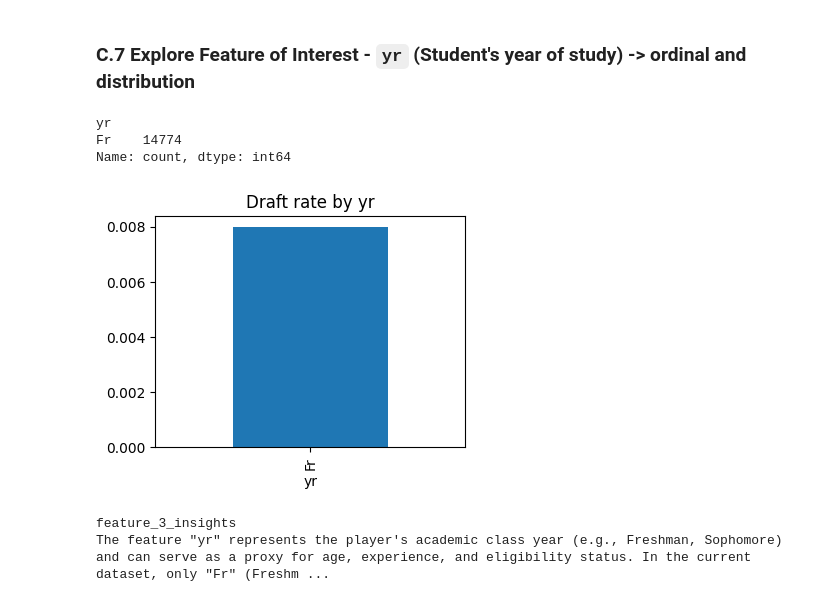
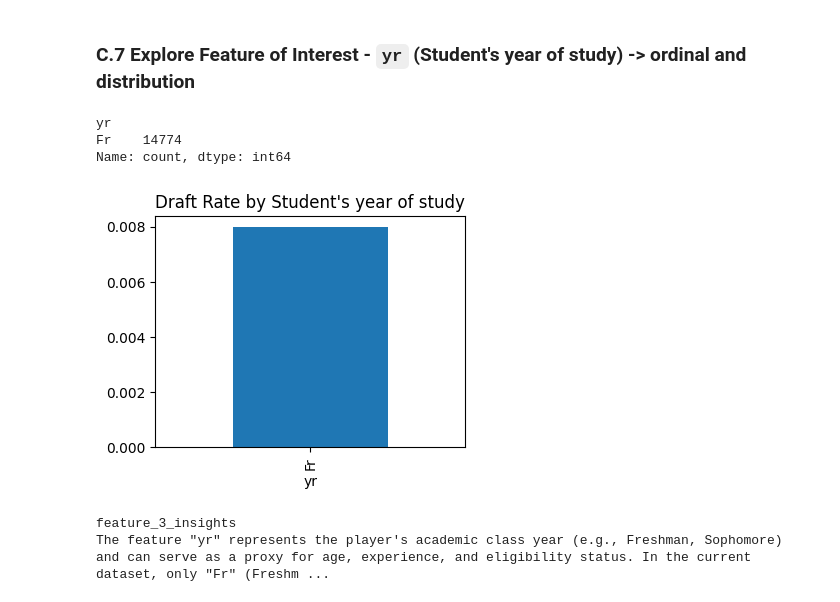
Before and after one commit to NaynaJahan/Performance-Analysis-in-NBA-Draft, a Jupyter notebook: notebooks/36120-25SP-AT1-12-25238736-experiment1.ipynb, the cells around one changed output. Saved outputs shown, nothing was run; the diff lists cells and outputs as text; code cells hidden in the pictures.

```diff
--- a/notebooks/36120-25SP-AT1-12-25238736-experiment1.ipynb
+++ b/notebooks/36120-25SP-AT1-12-25238736-experiment1.ipynb
@@ -564,13 +563,13 @@ A player's offensive efficiency per 100 possessions is measured by the "Ortg" (O
 # %%
 if "yr" in train_fe.columns:
     display(train_fe["yr"].value_counts())
-    ax = train_fe.groupby("yr")[TARGET].mean().plot(kind="bar", figsize=(4,3), title="Draft rate by yr")
+    ax = train_fe.groupby("yr")[TARGET].mean().plot(kind="bar", figsize=(4,3), title="Draft Rate by Student's year of study")
     plt.show()
 # %% [output]
 yr
 Fr    14774
 Name: count, dtype: int64
-[figure, old version]
+[figure, new version]
 # %%
 feature_3_insights = """
 The feature "yr" represents the player's academic class year (e.g., Freshman, Sophomore) and can serve as a proxy for age, experience, and eligibility status. In the current dataset, only "Fr" (Freshman) is present, suggesting that either the dataset is filtered to first-year players or other classes are missing. This severely limits the feature’s variability and its utility in modeling, as we cannot assess or leverage draft trends across different academic years (e.g., "one-and-done" freshmen vs. seniors with more experience).
```
Also changed, not shown: parts of 7 cells of this notebook, 2 other files.
